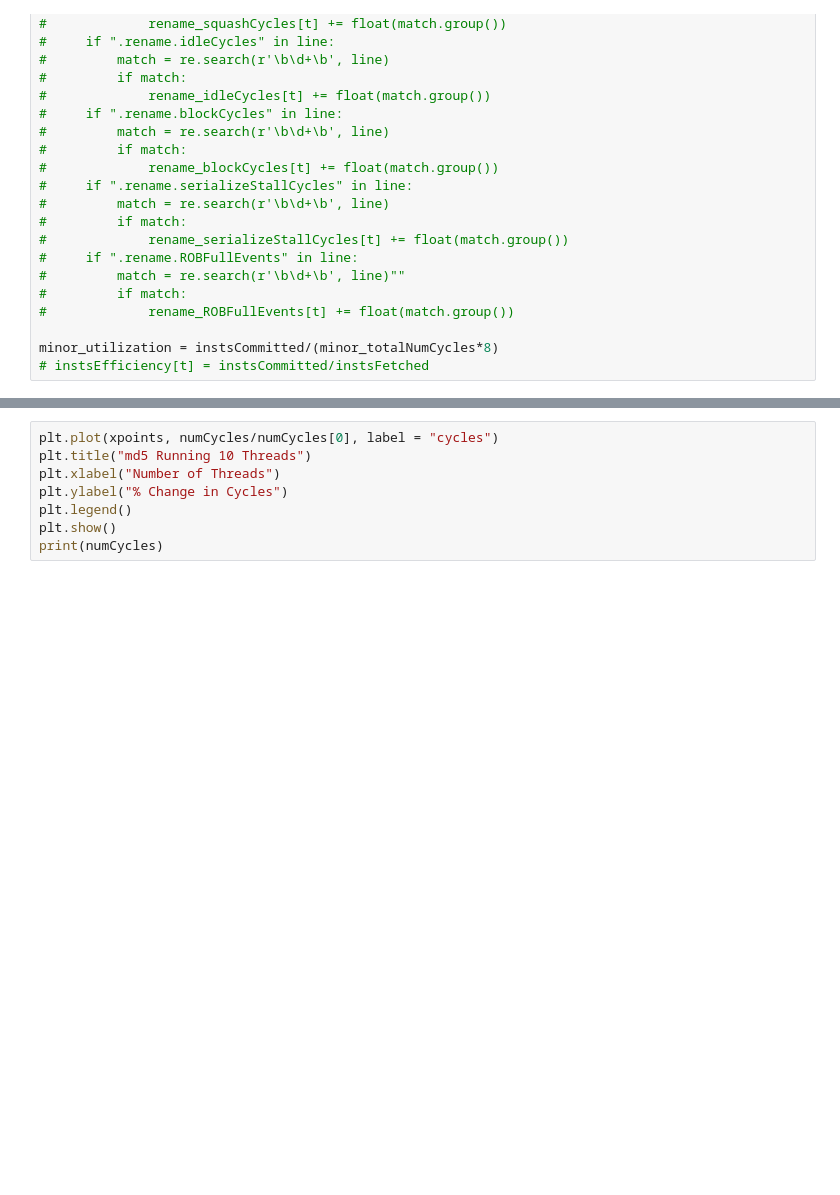
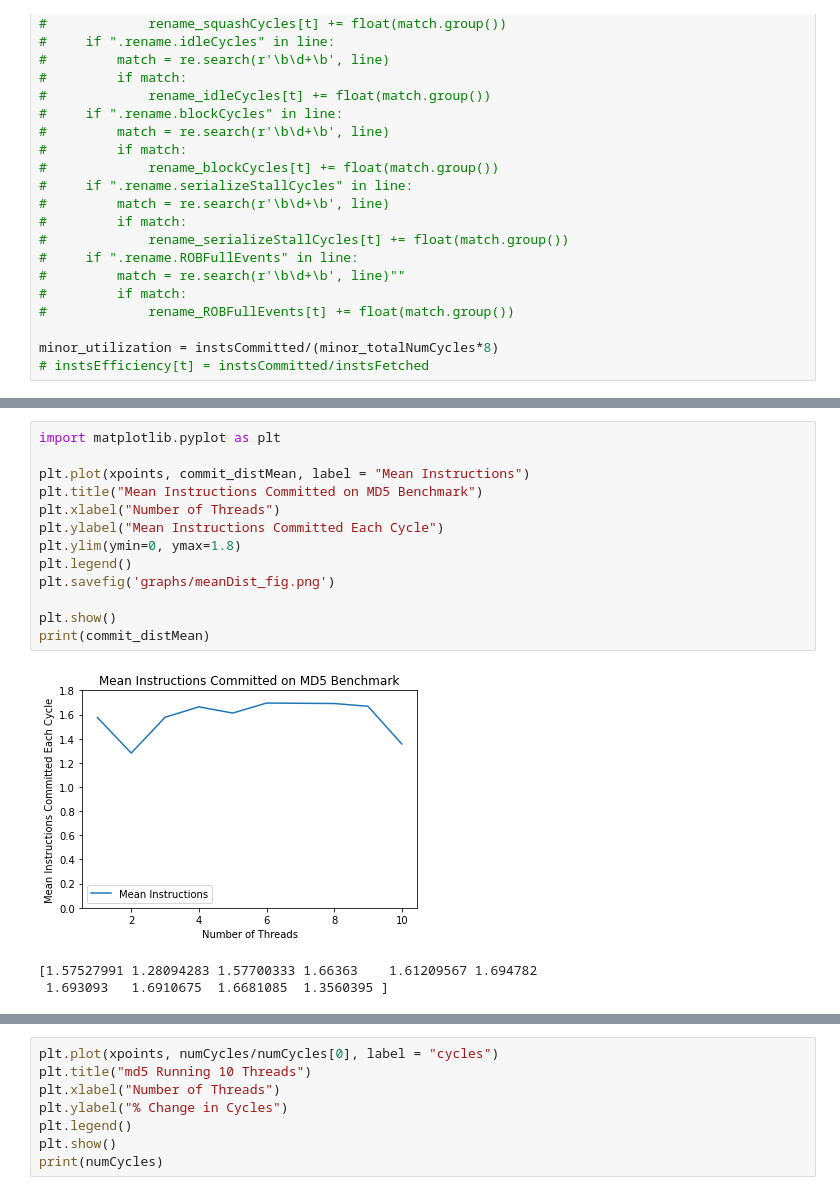
Before and after one commit to ishitachaturvedi/gem5-SHADOW, a Jupyter notebook: sweepMD5.ipynb, the cells around one changed output, grey strips where cells are left out. Saved outputs shown, nothing was run; the diff lists cells and outputs as text; blank space fills up the shorter version.

```diff
--- a/sweepMD5.ipynb
+++ b/sweepMD5.ipynb
@@ -553,5 +592,22 @@ print(utilization)
 [0.15939066 0.15486552 0.16734429 0.17297301 0.17288527 0.17778041
  0.1781014  0.17814908 0.17759031 0.16624047]
+# %%
+import matplotlib.pyplot as plt
+
+plt.plot(xpoints, commit_distMean, label = "Mean Instructions")
+plt.title("Mean Instructions Committed on MD5 Benchmark")
+plt.xlabel("Number of Threads")
+plt.ylabel("Mean Instructions Committed Each Cycle")
+plt.ylim(ymin=0, ymax=1.8)
+plt.legend()
+plt.savefig('graphs/meanDist_fig.png')
+
+plt.show()
+print(commit_distMean)
+# %% [output]
+[figure, added]
+[1.57527991 1.28094283 1.57700333 1.66363    1.61209567 1.694782
+ 1.693093   1.6910675  1.6681085  1.3560395 ]
 # %%
 import matplotlib.pyplot as plt
 
```
Also changed, not shown: parts of 9 cells of this notebook.
